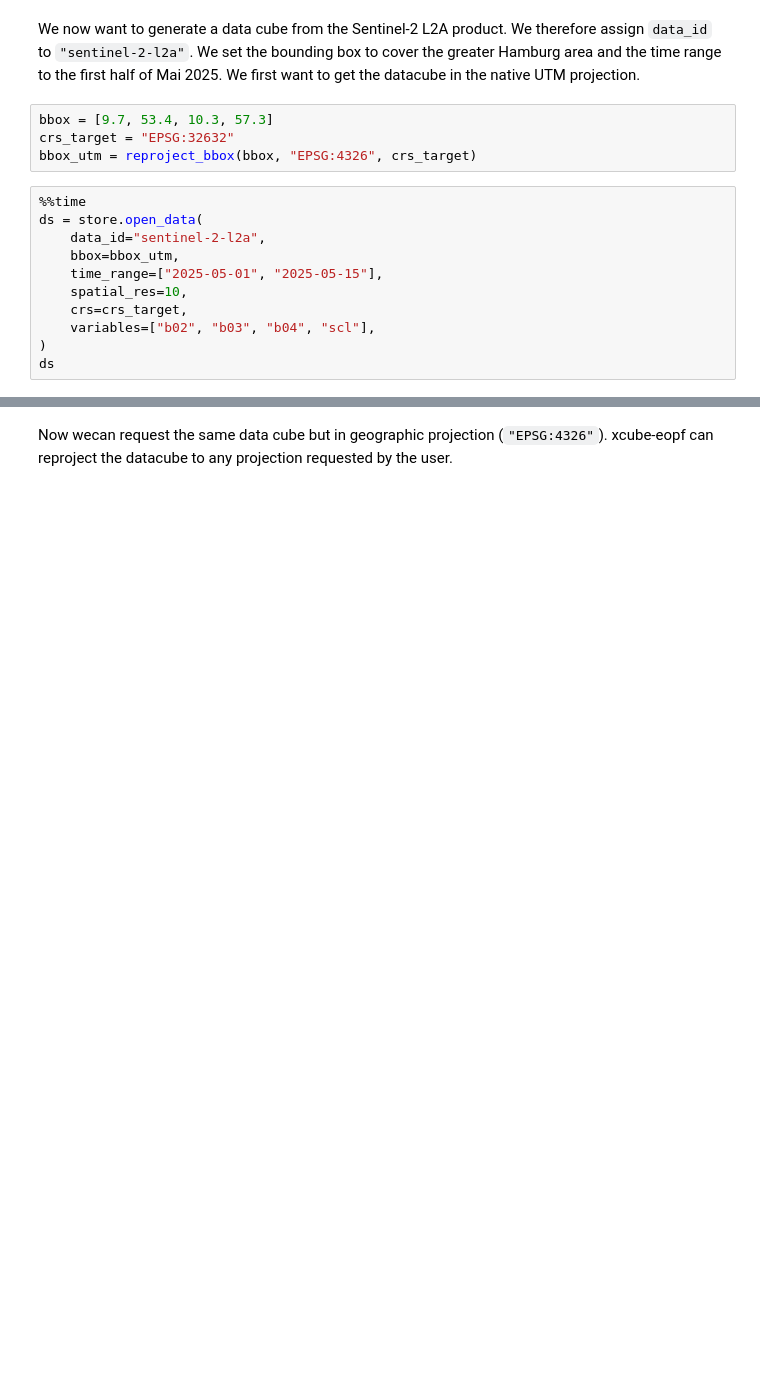
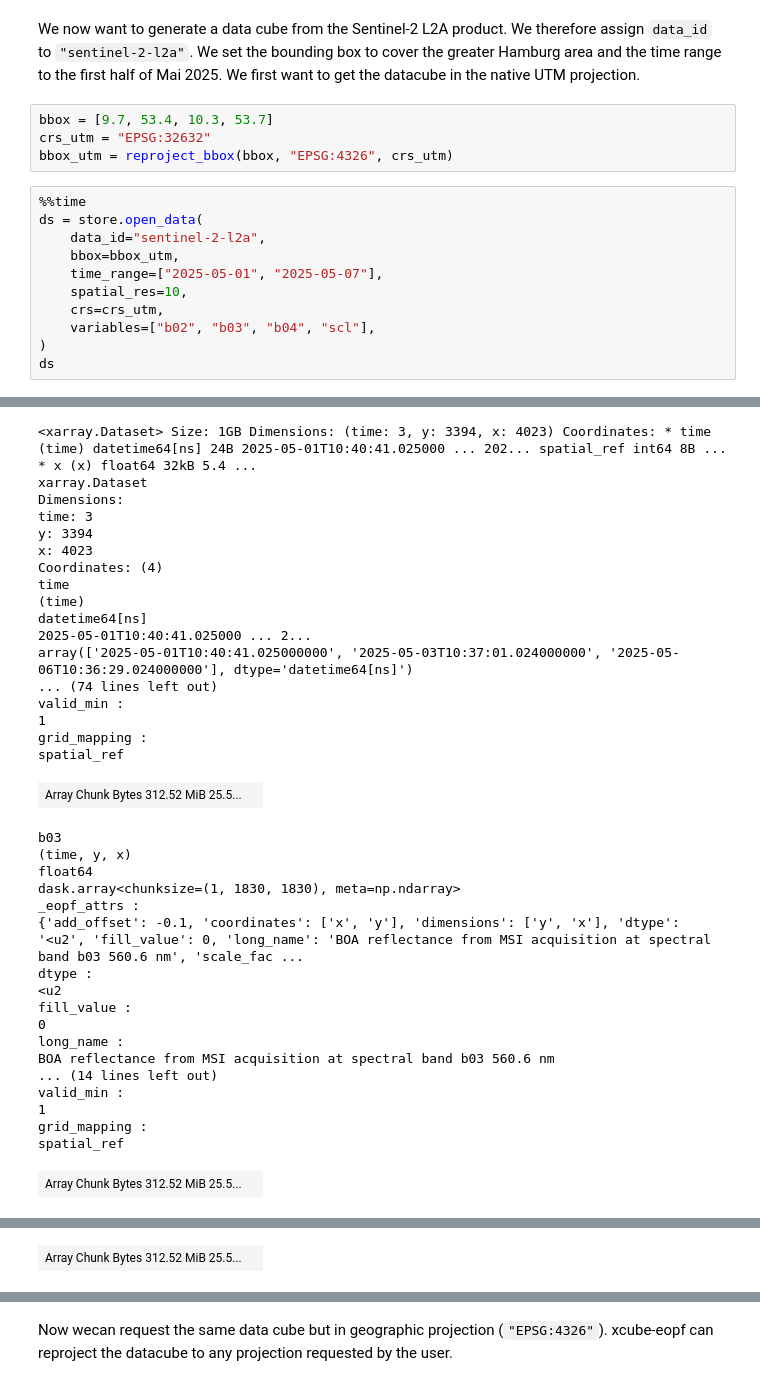
Before and after one commit to EOPF-Sample-Service/xcube-eopf, a Jupyter notebook: examples/sentinel_2.ipynb, the cells around one changed output, grey strips where cells are left out. Cells and saved outputs as stored; diff of their text form; blank space fills up the shorter version.

```diff
--- a/examples/sentinel_2.ipynb
+++ b/examples/sentinel_2.ipynb
@@ -43,17 +43,17 @@ open_params
 # %% [markdown]
 We now want to generate a data cube from the Sentinel-2 L2A product. We therefore assign `data_id` to `"sentinel-2-l2a"`. We set the bounding box to cover the greater Hamburg area and the time range to the first half of Mai 2025. We first want to get the datacube in the native UTM projection.
 # %%
-bbox = [9.7, 53.4, 10.3, 57.3]
-crs_target = "EPSG:32632"
-bbox_utm = reproject_bbox(bbox, "EPSG:4326", crs_target)
+bbox = [9.7, 53.4, 10.3, 53.7]
+crs_utm = "EPSG:32632"
+bbox_utm = reproject_bbox(bbox, "EPSG:4326", crs_utm)
 # %%
 %%time
 ds = store.open_data(
     data_id="sentinel-2-l2a",
     bbox=bbox_utm,
-    time_range=["2025-05-01", "2025-05-15"],
+    time_range=["2025-05-01", "2025-05-07"],
     spatial_res=10,
-    crs=crs_target,
+    crs=crs_utm,
     variables=["b02", "b03", "b04", "scl"],
 )
 ds
@@ -61,0 +63,36 @@ ClientResponseError: 504, message='Gateway Time-out', url='https://objectstore.e
+<xarray.Dataset> Size: 1GB Dimensions: (time: 3, y: 3394, x: 4023) Coordinates: * time (time) datetime64[ns] 24B 2025-05-01T10:40:41.025000 ... 202... spatial_ref int64 8B ... * x (x) float64 32kB 5.4 ...
+xarray.Dataset
+Dimensions:
+time: 3
+y: 3394
+x: 4023
+Coordinates: (4)
+time
+(time)
+datetime64[ns]
+2025-05-01T10:40:41.025000 ... 2...
+array(['2025-05-01T10:40:41.025000000', '2025-05-03T10:37:01.024000000', '2025-05-06T10:36:29.024000000'], dtype='datetime64[ns]')
+... (74 lines left out)
+valid_min :
+1
+grid_mapping :
+spatial_ref
+| Array Chunk Bytes 312.52 MiB 25.5... |  |
+b03
+(time, y, x)
+float64
+dask.array<chunksize=(1, 1830, 1830), meta=np.ndarray>
+_eopf_attrs :
+{'add_offset': -0.1, 'coordinates': ['x', 'y'], 'dimensions': ['y', 'x'], 'dtype': '<u2', 'fill_value': 0, 'long_name': 'BOA reflectance from MSI acquisition at spectral band b03 560.6 nm', 'scale_fac ...
+dtype :
+<u2
+fill_value :
+0
+long_name :
+BOA reflectance from MSI acquisition at spectral band b03 560.6 nm
+... (14 lines left out)
+valid_min :
+1
+grid_mapping :
+spatial_ref
+| Array Chunk Bytes 312.52 MiB 25.5... |  |
@@ -61,0 +116 @@ ClientResponseError: 504, message='Gateway Time-out', url='https://objectstore.e
+| Array Chunk Bytes 312.52 MiB 25.5... |  |
```
Also changed, not shown: parts of 6 cells of this notebook.
